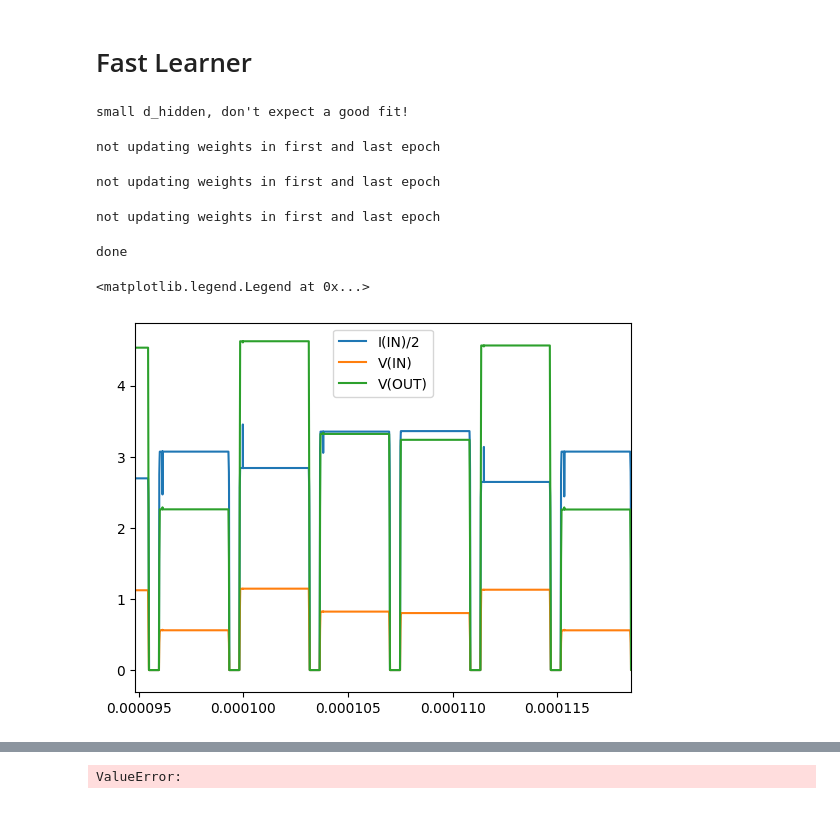
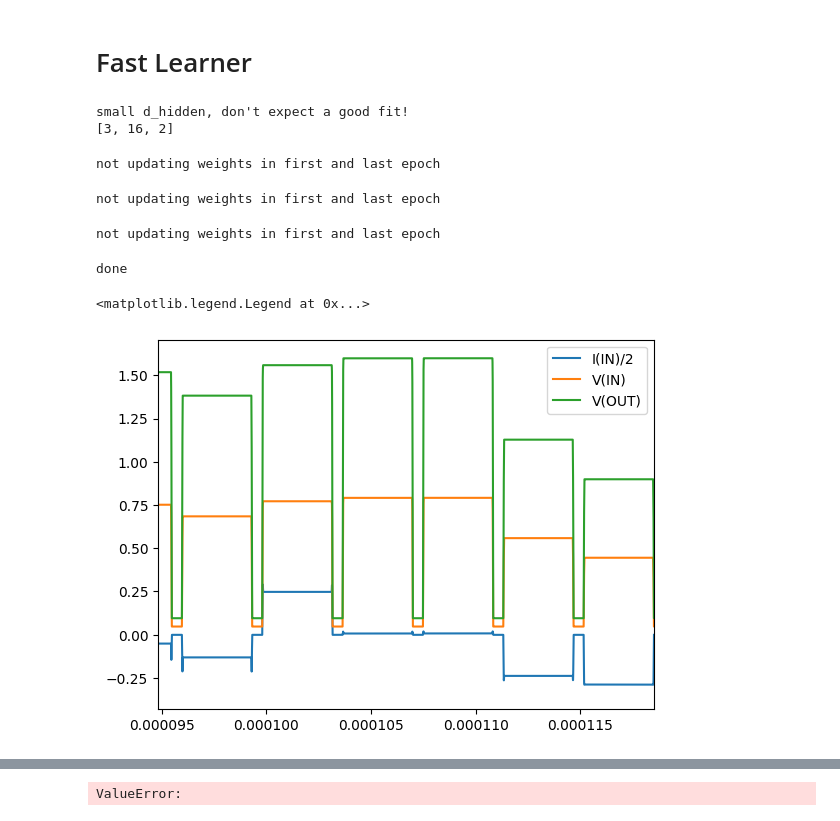
Before and after one commit to Jonas-Metzger/analog-mlp-circuit, a Jupyter notebook: mlp.ipynb, the cells around one changed output, grey strips where cells are left out. Saved outputs shown, nothing was run; the diff lists cells and outputs as text; code cells hidden in the pictures.

```diff
--- a/mlp.ipynb
+++ b/mlp.ipynb
@@ -52,6 +6,10 @@ plt.show()
 # Fast Learner
 # %%
 !rm -rf /var/tmp
+!rm -rf /tmp/*
+!rm -rf ./tmp*
+import time
+time.sleep(2)
 from PySpice.Spice.Netlist import Circuit, SubCircuit, SubCircuitFactory, DeviceModel
 from PySpice.Unit import u_V, u_mV, u_ps, u_ns, u_us, u_ms, u_Ohm, u_kOhm, u_uF, u_uA, u_pF, u_A, u_s
 import matplotlib.pyplot as plt
@@ -83,7 +41,7 @@ class Synapse(SubCircuitFactory):
 
 # Amplifier: a (linear) activation function between layers, amplifying voltages forward and currents backward
 class Amplifier(SubCircuitFactory):
-    def __init__(self, v_gain, i_gain, shift, lower=None, upper=None):
+    def __init__(self, v_gain, i_gain, shift, lower=0, upper=0.8):
         self.NAME = 'amplifier'
         self.NODES = ('IN', 'OUT')
         super().__init__()
@@ -111,7 +69,7 @@ class Optimizer(SubCircuitFactory):
         #self.B('opamp', 'OUT', self.gnd, voltage_expression='{V(WBL)*V(NUDGED_OUTER)/1.95}')
         self.B('opamp', 'OUT', self.gnd, voltage_expression='{max(V(WBL), V(REF)+0.6)*V(NUDGED_OUTER)/1.95}')
         self.S('store', 'OUT', 'STORE', 'NUDGED', self.gnd, model='switch')
-        self.C('store', 'STORE', self.gnd, cap*factor*100, model='capacitor')
+        self.C('store', 'STORE', self.gnd, cap*factor*10, model='capacitor')
         self.S('read', 'STORE', 'WBL', 'UPDATE', self.gnd, model='switch')
 
         if lower is not None:
@@ -151,7 +109,7 @@ class MLP(SubCircuitFactory):
         # Crossbar
         for h in range(d_hidden):
             for i in range(d_in):
-                self.X(f'weight_I{i}_H{h}', 'synapse', f'WWL_I{i}', f'WBL_IN_H{h}', f'X_{i}', f'IN_H{h}')
+                self.X(f'weight_I{i}_H{h}', 'synapse', f'WWL_I{i}', f'WBL_IN_H{h}', f'XR_{i}', f'IN_H{h}')
             self.X(f'act_H{h}', 'amplifier', f'IN_H{h}', f'OUT_H{h}')
             for j in range(d_out):
                 self.X(f'weight_J{j}_H{h}', 'synapse', f'WWL_J{j}', f'WBL_OUT_H{h}', f'OUT_H{h}', f'Y_{j}')
@@ -209,7 +167,7 @@ class MLP(SubCircuitFactory):
         nudged  = [0@u_V, 0@u_V,]
         free    = [0@u_V, 0@u_V,]
         update  = [0@u_V, 0@u_V,]
-        n, d_in = X.shape
+        n, _ = X.shape
         for i in range(n):
             for phase in range(3): # 'FREE', 'NUDGED', 'UPDATE'
                 times +=       [start+read_period*((i+1)*3+phase), start+read_period*((i+1)*3+phase)+read_change, start+read_period*((i+1)*3+phase)+read_change+read_width, start+read_period*((i+1)*3+phase)+2*read_change+read_width]
@@ -219,7 +177,7 @@ class MLP(SubCircuitFactory):
             free   += [0@u_V, 1.95@u_V, 1.95@u_V, 0@u_V, 0@u_V, 0@u_V, 0@u_V, 0@u_V, 0@u_V, 0@u_V, 0@u_V, 0@u_V] # ___|--|_____________ FREE
             nudged += [0@u_V, 0@u_V, 0@u_V, 0@u_V, 0@u_V, 1.95@u_V, 1.95@u_V, 0@u_V, 0@u_V, 0@u_V, 0@u_V, 0@u_V] # ________|--|________ NUDGED
             update += [0@u_V, 0@u_V, 0@u_V, 0@u_V, 0@u_V, 0@u_V, 0@u_V, 0@u_V, 0@u_V, 1.95@u_V, 1.95@u_V, 0@u_V] # _____________|--|___ UPDATE
-            for d in range(dims[0]):                                                                             # __|---------------|_________ X
+            for d in range(X.shape[1]):                                                                          # __|---------------|_________ X
                 xvalues[d] += ([0@u_V] + [X[i,d].item()@u_V] * 10 + [0@u_V])
             for d in range(Y.shape[1]):
                 yvalues[d] += ([0@u_V] + [Y[i,d].item()@u_V] * 10 + [0@u_V])
@@ -230,11 +188,15 @@ class MLP(SubCircuitFactory):
         self.PieceWiseLinearVoltageSource(f'FREE', 'FREE', '0', values=zip(times, free))
         self.PieceWiseLinearVoltageSource(f'UPDATE', 'UPDATE', '0', values=zip(times, update))
 
-        for d in range(dims[0]):
+        for d in range(X.shape[1]):
             self.PieceWiseLinearVoltageSource(f'X_{d}', f'X_{d}', '0', values=zip(times_outer, xvalues[d]))
+            self.R(f"XR_{d}", f"X_{d}", f"XR_{d}", 0@u_Ohm)
         for d in range(Y.shape[1]):
             self.PieceWiseLinearVoltageSource(f'target_{d}', f'target_{d}', '0', values=zip(times_outer, yvalues[d]))
-
+            #self.R(f"YYR_{d}", f"YR_{d}", f"Y_{d}", 10@u_Ohm)
+        for d in range(dims[0]-X.shape[1]):
+            print(f"adding recurrent connection {d}")
+            self.R(f"YR_{d}", f"Y_{d+Y.shape[1]}", f"XR_{d+X.shape[1]}", 1@u_Ohm)
         self.B("LOSS", "LOSS", self.gnd, voltage_expression=f"{{(V(target_0)-V(Y_0)+V(Y_1))*(V(target_0)-V(Y_0)+V(Y_1))}}") # a -
         lr = 0.02
         self.B("NUDGE",  "Y_0_NUDGED", "Y_1_NUDGED", voltage_expression=f"{{V(Y_0_FREE)-V(Y_1_FREE) + {lr} * (V(target_0)-V(Y_0_FREE)+V(Y_1_FREE))}}")
@@ -268,13 +230,13 @@ X *= 2
 # initialize network parameters
 dims = [X.shape[1], 16, Y.shape[1]*2] # input, hidden, output (both X and Y are 1d, but computed as difference between two positive outputs)
 if dims[1] < 128: print("small d_hidden, don't expect a good fit!")
-weights = [torch.rand(d_in, d_out)*0.8 + 0.6 for l, (d_in, d_out) in enumerate(zip(dims[:-1], dims[1:]))]
+weights = [torch.rand(d_in, d_out)*1.8 + 0.6 for l, (d_in, d_out) in enumerate(zip(dims[:-1], dims[1:]))]
 
 initial_weights = [_.clone() for _ in weights]
 # initialize training hyperparameters
-epochs = 20
-beta = 0.00001#10.10005
-v_gain = 4#4#2#2#0.1 #0.6# from 1 <<<<,
+epochs = 10
+beta = 0.0001#10.10005
+v_gain = 2#4#4#2#2#0.1 #0.6# from 1 <<<<,
 i_gain = 1/v_gain if v_gain is not None else None#5
 shift = 0
 slowdown_factor = 4
@@ -284,6 +246,8 @@ logging.basicConfig(filename='pyspice_warnings.log', level=logging.WARNING, form
 pyspice_logger = logging.getLogger('PySpice')
 pyspice_logger.setLevel(logging.WARNING)
 
+
+print(dims)
 # simulate
 analyses = []
 for epoch in (bar := tqdm.tqdm(range(epochs))):
@@ -326,6 +290,7 @@ print('done')
 # idea: maximize backprop strengh by preventing sideways flows somehow (negative Vds), e.g. via diodes
 # %% [output]
 small d_hidden, don't expect a good fit!
+[3, 16, 2]
 not updating weights in first and last epoch
 not updating weights in first and last epoch
 not updating weights in first and last epoch
@@ -333,19 +298,19 @@ done
 # %%
 i = 1
 ep = -1
 
-I = (analyses[ep][f"XMLP:IN_H{i}"]-analyses[ep][f"XMLP:XACT_H{i}:INN"])/0.001 * 1e5
+I = (analyses[ep][f"XMLP:IN_H{i}"]-analyses[ep][f"XMLP:XACT_H{i}:INN"])/beta * 1e2
 plt.plot(analyses[ep]["time"], I, label="I(IN)/2")
 #plt.plot(analysis["time"], analysis.branches[f"B:XMLP:XACT_H{i}:VCVS"], label="I(OUT)")
 #plt.plot(analysis.time, analysis["NUDGED"]/1e7, label="nudged")
 plt.plot(analyses[ep]["time"], analyses[ep][f"XMLP:IN_H{i}"], label="V(IN)")
 plt.plot(analyses[ep]["time"], analyses[ep][f"XMLP:OUT_H{i}"]*1.01, label="V(OUT)")
 plt.xlim(analyses[ep]["time"].max().item()*0.2, analyses[ep]["time"].max().item()*0.25)
 #plt.ylim(-1,8)
 plt.legend()
 # %% [output]
 <matplotlib.legend.Legend at 0x...>
-[figure, old version]
+[figure, new version]
 # %%
 import numpy as np
 
```
Also changed, not shown: parts of 3 cells of this notebook, 8 other files.
